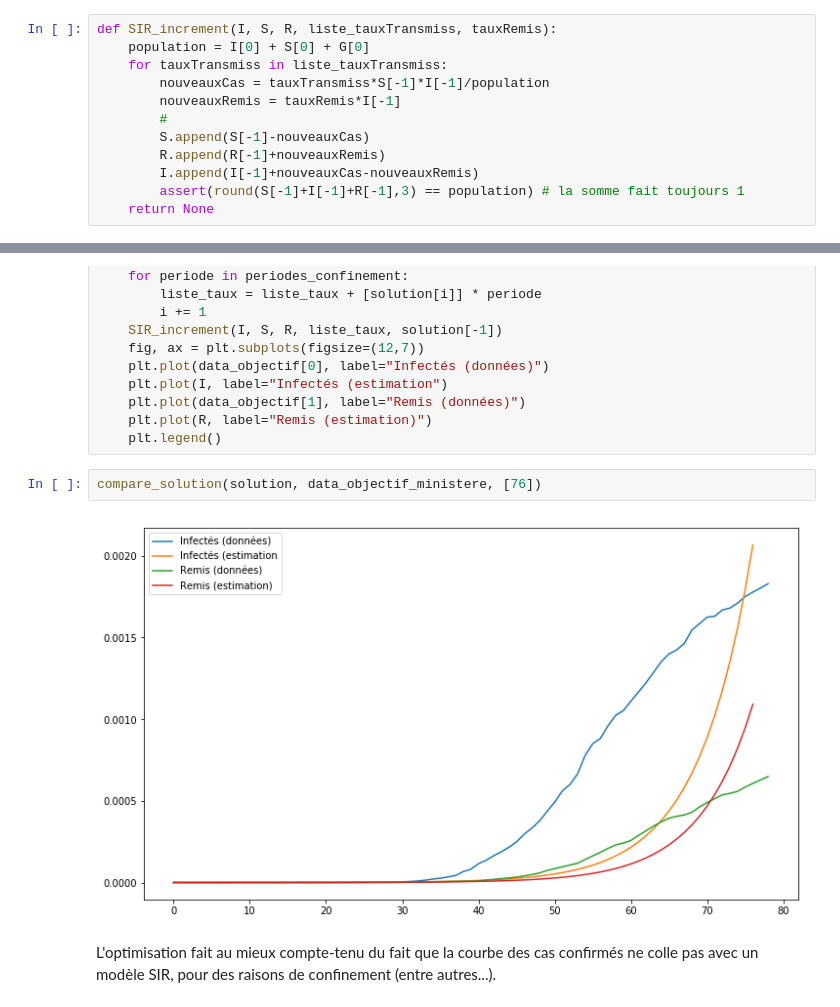
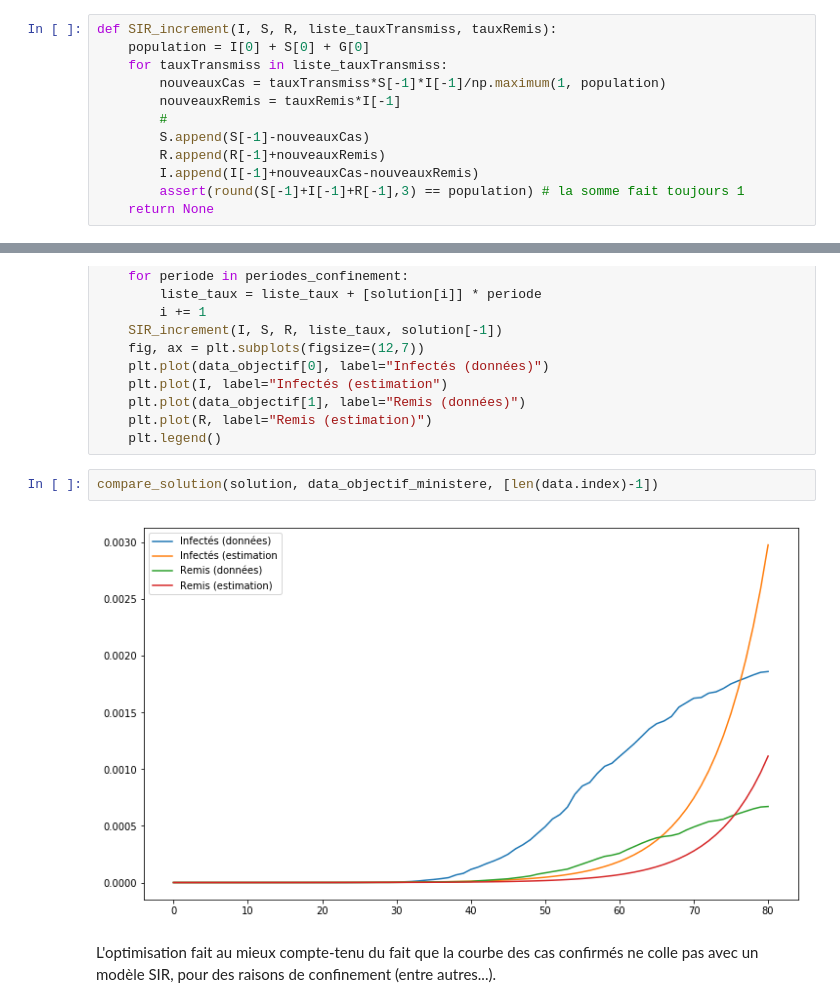
Before and after one commit to cristal-smac/mas_basics, a Jupyter notebook: covid_simulation.ipynb, the cells around one changed output, grey strips where cells are left out. Cells and saved outputs as stored; diff of their text form.

```diff
--- a/covid_simulation.ipynb
+++ b/covid_simulation.ipynb
@@ -91,7 +91,7 @@ On définit le modèle SIR :
 def SIR_increment(I, S, R, liste_tauxTransmiss, tauxRemis):
     population = I[0] + S[0] + G[0]
     for tauxTransmiss in liste_tauxTransmiss:
-        nouveauxCas = tauxTransmiss*S[-1]*I[-1]/population
+        nouveauxCas = tauxTransmiss*S[-1]*I[-1]/np.maximum(1, population)
         nouveauxRemis = tauxRemis*I[-1]
         #
         S.append(S[-1]-nouveauxCas)
@@ -698,9 +699,9 @@ def compare_solution(solution, data_objectif, periodes_confinement):
     plt.plot(R, label="Remis (estimation)")
     plt.legend()
 # %%
-compare_solution(solution, data_objectif_ministere, [76])
+compare_solution(solution, data_objectif_ministere, [len(data.index)-1])
 # %% [output]
-[figure, old version]
+[figure, new version]
 # %% [markdown]
 L'optimisation fait au mieux compte-tenu du fait que la courbe des cas confirmés ne colle pas avec un modèle SIR, pour des raisons de confinement (entre autres...).
 # %% [markdown]
```
Also changed, not shown: parts of 31 cells of this notebook.
